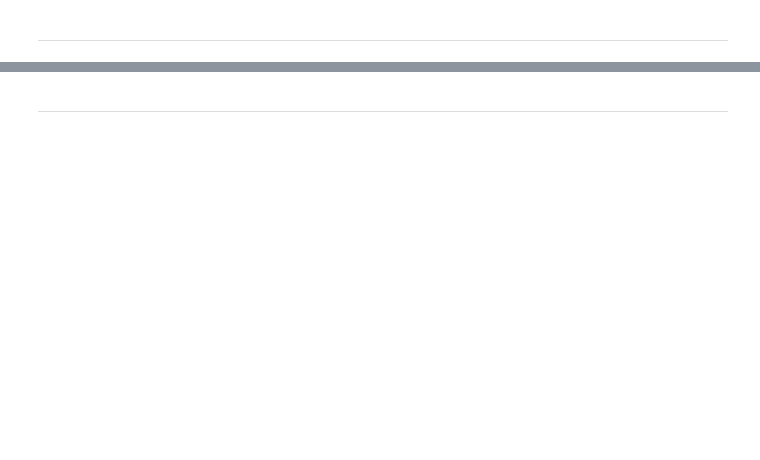
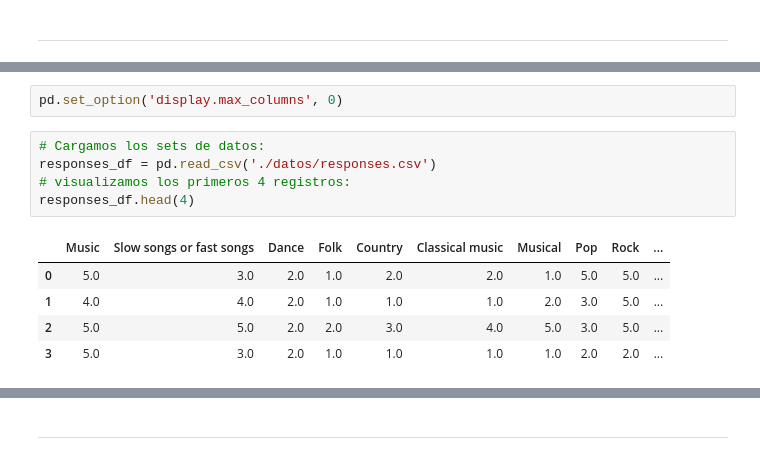
Before and after one commit to david-gonzalez/diplodatos, a Jupyter notebook: analisis_y_visualizacion/Laboratorios/Laboratorio 1/Resultados del Laboratorio 1.ipynb, the cells around one changed output, grey strips where cells are left out. Saved outputs shown, nothing was run; the diff lists cells and outputs as text; blank space fills up the shorter version.

```diff
--- a/analisis_y_visualizacion/Laboratorios/Laboratorio 1/Resultados del Laboratorio 1.ipynb
+++ b/analisis_y_visualizacion/Laboratorios/Laboratorio 1/Resultados del Laboratorio 1.ipynb
@@ -14,0 +34,13 @@
+# %%
+pd.set_option('display.max_columns', 0)
+# %%
+# Cargamos los sets de datos:
+responses_df = pd.read_csv('./datos/responses.csv')
+# visualizamos los primeros 4 registros:
+responses_df.head(4)
+# %% [output]
+|  | Music | Slow songs or fast songs | Dance | Folk | Country | Classical music | Musical | Pop | Rock | ... |
+| 0 | 5.0 | 3.0 | 2.0 | 1.0 | 2.0 | 2.0 | 1.0 | 5.0 | 5.0 | ... |
+| 1 | 4.0 | 4.0 | 2.0 | 1.0 | 1.0 | 1.0 | 2.0 | 3.0 | 5.0 | ... |
+| 2 | 5.0 | 5.0 | 2.0 | 2.0 | 3.0 | 4.0 | 5.0 | 3.0 | 5.0 | ... |
+| 3 | 5.0 | 3.0 | 2.0 | 1.0 | 1.0 | 1.0 | 1.0 | 2.0 | 2.0 | ... |
```
Also changed, not shown: parts of 39 cells of this notebook, 4 other files.
